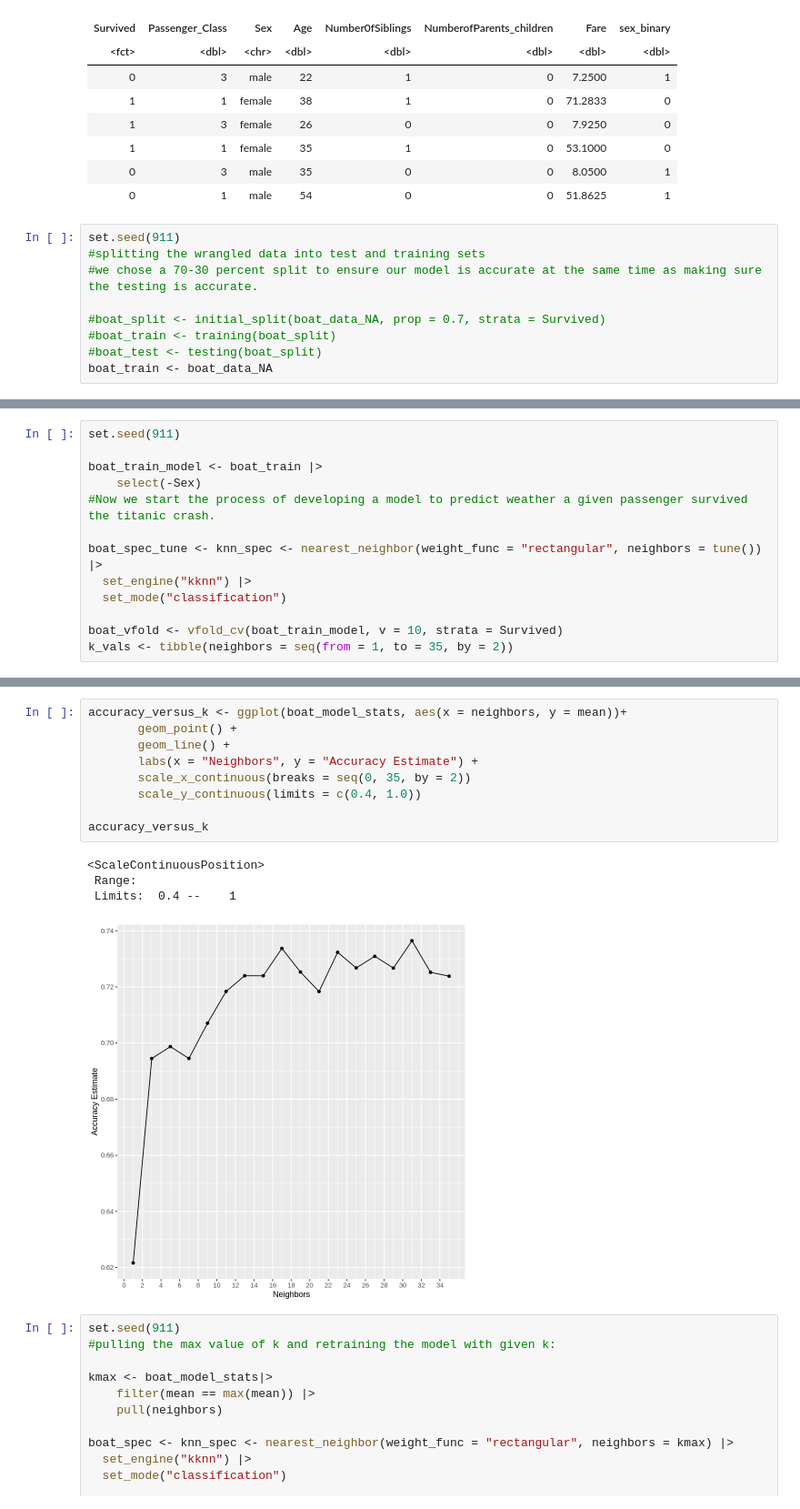
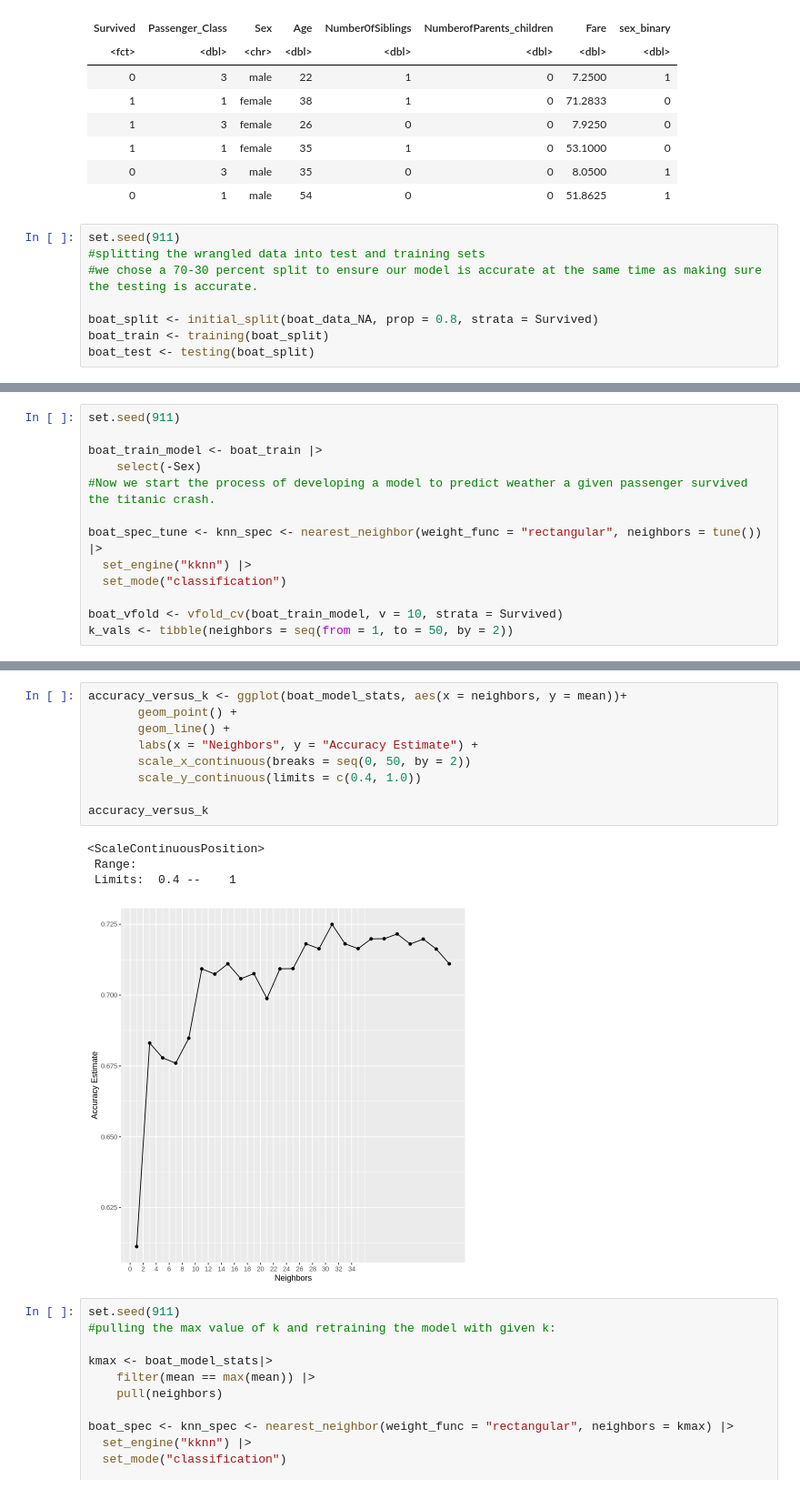
Before and after one commit to zhang17s/DSCI-100-Group-Project-, a Jupyter notebook: Proposal w Test Data.ipynb, the cells around one changed output, grey strips where cells are left out. Shown at 91% size. Drawn from its saved outputs; the diff is of its cells as text.

Commit message:
Changed split to 80:20, added summary statistic for NA values

```diff
--- a/Proposal w Test Data.ipynb
+++ b/Proposal w Test Data.ipynb
@@ -112,10 +113,9 @@ set.seed(911)
 #splitting the wrangled data into test and training sets
 #we chose a 70-30 percent split to ensure our model is accurate at the same time as making sure the testing is accurate.
 
-#boat_split <- initial_split(boat_data_NA, prop = 0.7, strata = Survived)
-#boat_train <- training(boat_split)
-#boat_test <- testing(boat_split)
-boat_train <- boat_data_NA
+boat_split <- initial_split(boat_data_NA, prop = 0.8, strata = Survived)
+boat_train <- training(boat_split)
+boat_test <- testing(boat_split)
 # %%
 
 # visualisation (scatter plot) of the Fare vs age of passenger, colouring by sex.
@@ -210,7 +210,7 @@ boat_spec_tune <- knn_spec <- nearest_neighbor(weight_func = "rectangular", neig
   set_mode("classification")
 
 boat_vfold <- vfold_cv(boat_train_model, v = 10, strata = Survived)
-k_vals <- tibble(neighbors = seq(from = 1, to = 35, by = 2))
+k_vals <- tibble(neighbors = seq(from = 1, to = 50, by = 2))
 # %%
 set.seed(911)
 
@@ -315,17 +315,17 @@ A tibble: 18 × 7
 # %%
 accuracy_versus_k <- ggplot(boat_model_stats, aes(x = neighbors, y = mean))+
        geom_point() +
        geom_line() +
        labs(x = "Neighbors", y = "Accuracy Estimate") +
-       scale_x_continuous(breaks = seq(0, 35, by = 2))
+       scale_x_continuous(breaks = seq(0, 50, by = 2))
        scale_y_continuous(limits = c(0.4, 1.0))
 
 accuracy_versus_k
 # %% [output]
 <ScaleContinuousPosition>
  Range:
  Limits:  0.4 --    1
-[figure, old version]
+[figure, new version]
 # %%
 set.seed(911)
 #pulling the max value of k and retraining the model with given k:
```
Also changed, not shown: parts of 14 cells of this notebook.
